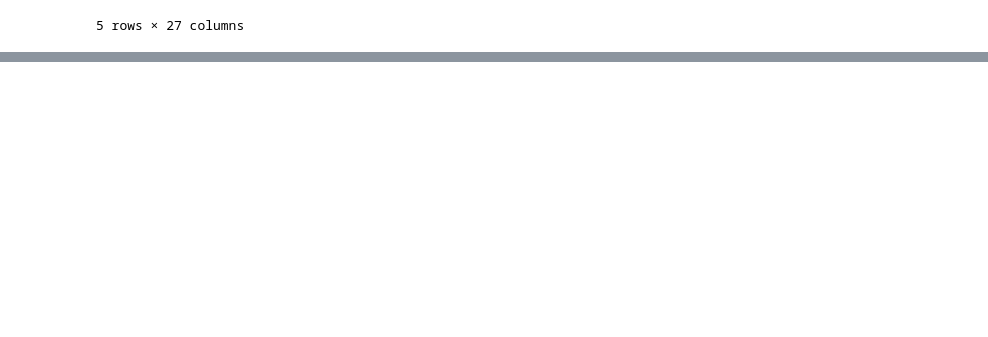
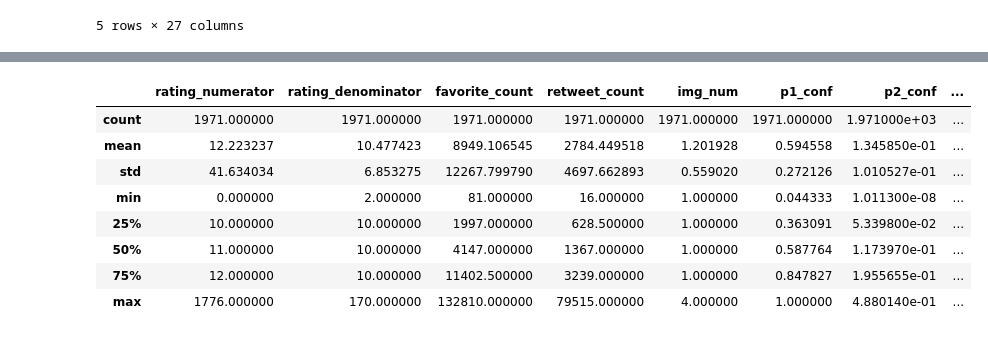
Before and after one commit to simonvlc/Coursera_Capstone, a Jupyter notebook: data_wrangling/wrangle_act.ipynb, the cells around one changed output, grey strips where cells are left out. Saved outputs shown, nothing was run; the diff lists cells and outputs as text; code cells hidden in the pictures; blank space fills up the shorter version.

```diff
--- a/data_wrangling/wrangle_act.ipynb
+++ b/data_wrangling/wrangle_act.ipynb
@@ -608,0 +673,3 @@ df_merged_dataframes.head()
+# %%
+df_merged_dataframes.timestamp = pd.to_datetime(df_merged_dataframes.timestamp)
+df_merged_dataframes.info()
@@ -608,0 +696,10 @@ df_merged_dataframes.head()
+# %%
+# Delete tweets that are replies from the dataframe
+df_merged_dataframes = df_merged_dataframes[df_merged_dataframes.in_reply_to_status_id.isnull()]
+
+# Delete tweets that are retweets from the dataframe
+df_merged_dataframes = df_merged_dataframes[df_merged_dataframes.retweeted_status_id.isnull()] # 181 results
+
+# Check for replies & retweets
+print('Number of replies:', df_merged_dataframes.in_reply_to_user_id.count())
+print('Number of retweets:', df_merged_dataframes.retweeted_status_id.count())
@@ -608,0 +709,5 @@ df_merged_dataframes.head()
+# %%
+# Drop replies & retweet columns
+df_merged_dataframes.drop(columns=['in_reply_to_status_id', 'in_reply_to_user_id', \
+                                   'retweeted_status_id', 'retweeted_status_user_id',\
+                                   'retweeted_status_timestamp'], inplace=True)
@@ -608,0 +736,3 @@ df_merged_dataframes.head()
+# %%
+df_merged_dataframes = df_merged_dataframes[df_merged_dataframes.jpg_url.notnull()]
+df_merged_dataframes.info()
@@ -608,0 +757,12 @@ df_merged_dataframes.head()
+# %%
+df_merged_dataframes.describe()
+# %% [output]
+|  | rating_numerator | rating_denominator | favorite_count | retweet_count | img_num | p1_conf | p2_conf | ... |
+| count | 1971.000000 | 1971.000000 | 1971.000000 | 1971.000000 | 1971.000000 | 1971.000000 | 1.971000e+03 | ... |
+| mean | 12.223237 | 10.477423 | 8949.106545 | 2784.449518 | 1.201928 | 0.594558 | 1.345850e-01 | ... |
+| std | 41.634034 | 6.853275 | 12267.799790 | 4697.662893 | 0.559020 | 0.272126 | 1.010527e-01 | ... |
+| min | 0.000000 | 2.000000 | 81.000000 | 16.000000 | 1.000000 | 0.044333 | 1.011300e-08 | ... |
+| 25% | 10.000000 | 10.000000 | 1997.000000 | 628.500000 | 1.000000 | 0.363091 | 5.339800e-02 | ... |
+| 50% | 11.000000 | 10.000000 | 4147.000000 | 1367.000000 | 1.000000 | 0.587764 | 1.173970e-01 | ... |
+| 75% | 12.000000 | 10.000000 | 11402.500000 | 3239.000000 | 1.000000 | 0.847827 | 1.955655e-01 | ... |
+| max | 1776.000000 | 170.000000 | 132810.000000 | 79515.000000 | 4.000000 | 1.000000 | 4.880140e-01 | ... |
```
Also changed, not shown: parts of 16 cells of this notebook.
